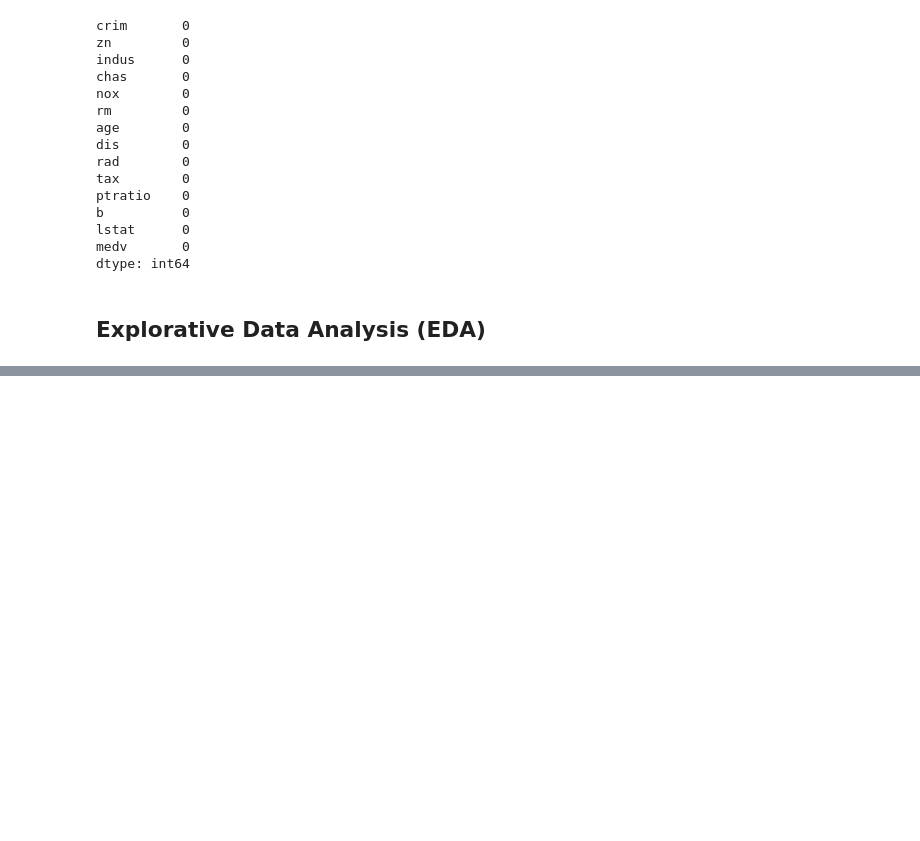
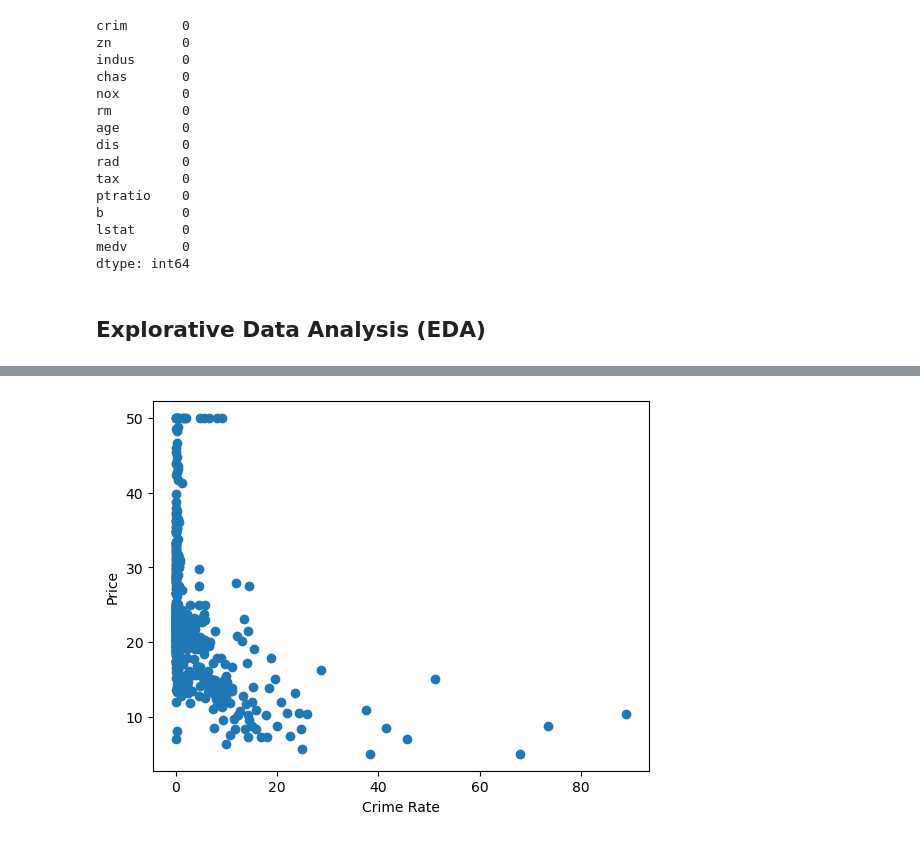
Before and after one commit to AtharvaIngale/BHP_ML_LR, a Jupyter notebook: Main.ipynb, the cells around one changed output, grey strips where cells are left out. Saved outputs shown, nothing was run; the diff lists cells and outputs as text; code cells hidden in the pictures; blank space fills up the shorter version.

```diff
--- a/Main.ipynb
+++ b/Main.ipynb
@@ -158,0 +167,8 @@ dataset.corr()
+# %%
+# Scatter plot price vs crime rate
+plt.scatter(dataset['crim'], dataset['medv'])
+plt.xlabel("Crime Rate")
+plt.ylabel("Price")
+plt.show()
+# %% [output]
+[figure, added]
```
Also changed, not shown: parts of 17 cells of this notebook.
